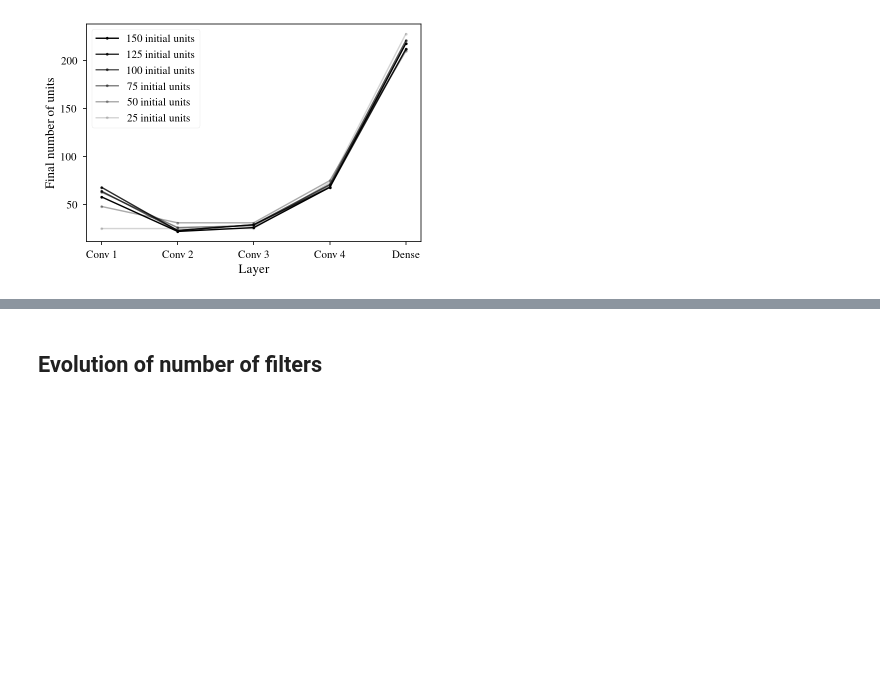
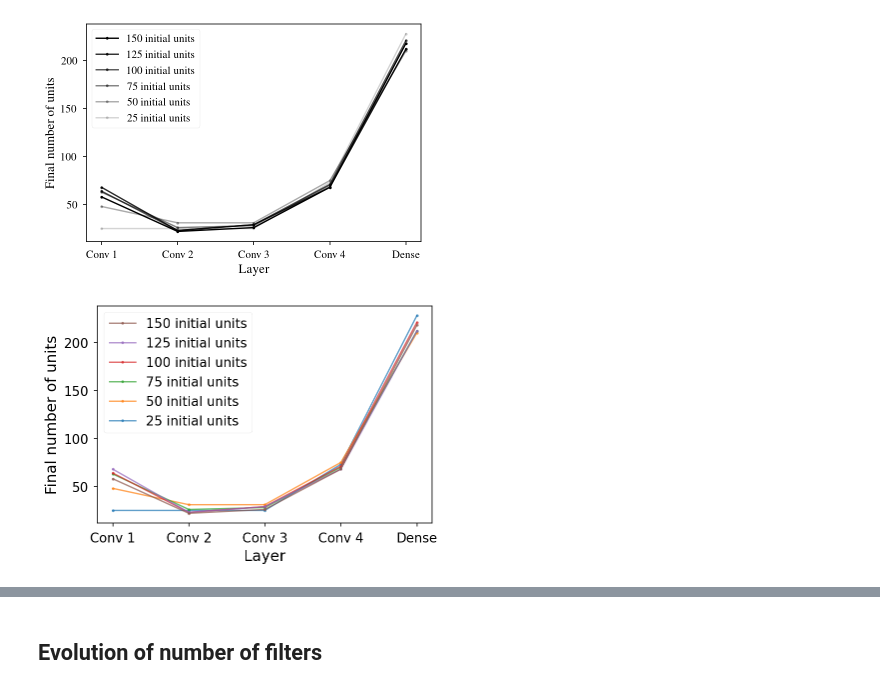
Before and after one commit to vcahlik/dynamic-auto-sizing, a Jupyter notebook: notebooks/misc/thesis_figures.ipynb, the cells around one changed output, grey strips where cells are left out. Saved outputs shown, nothing was run; the diff lists cells and outputs as text; code cells hidden in the pictures; blank space fills up the shorter version.

```diff
--- a/notebooks/misc/thesis_figures.ipynb
+++ b/notebooks/misc/thesis_figures.ipynb
@@ -291,3 +291,16 @@ plt.yticks(fontsize=11)
 f.savefig("stability.pdf", bbox_inches='tight')
 # %% [output]
 [figure]
+# %%
+colors = [
+    'tab:blue',
+    'tab:orange',
+    'tab:green',
+    'tab:red',
+    'tab:purple',
+    'tab:brown',
+    'tab:pink',
+    'tab:gray',
+    'tab:olive',
+    'tab:cyan',
+]
@@ -320,3 +345,20 @@ plt.legend(reversed(handles), reversed(labels), fontsize=11)
 f.savefig("stability-different-initial-sizes.pdf", bbox_inches='tight')
 # %% [output]
 [figure]
+# %%
+f = plt.figure()
+ax = f.add_subplot(1, 1, 1)
+
+for i, (initial_hidden_layer_size, metric) in enumerate(zip(hidden_layer_size_schedule, final_hidden_layer_sizes)):
+    label = f"{initial_hidden_layer_size} initial units"
+    plt.plot(['Conv 1', 'Conv 2', 'Conv 3', 'Conv 4', 'Dense'], metric, label=label, marker='.', alpha=0.7, color=colors[i])
+plt.xlabel("Layer", fontsize=15)
+plt.ylabel("Final number of units", fontsize=15)
+plt.xticks(fontsize=13)
+plt.yticks(fontsize=13)
+handles, labels = ax.get_legend_handles_labels()
+plt.legend(reversed(handles), reversed(labels), fontsize=13)
+
+f.savefig("stability-different-initial-sizes.pdf", bbox_inches='tight')
+# %% [output]
+[figure, added]
```
Also changed, not shown: parts of 6 cells of this notebook.
